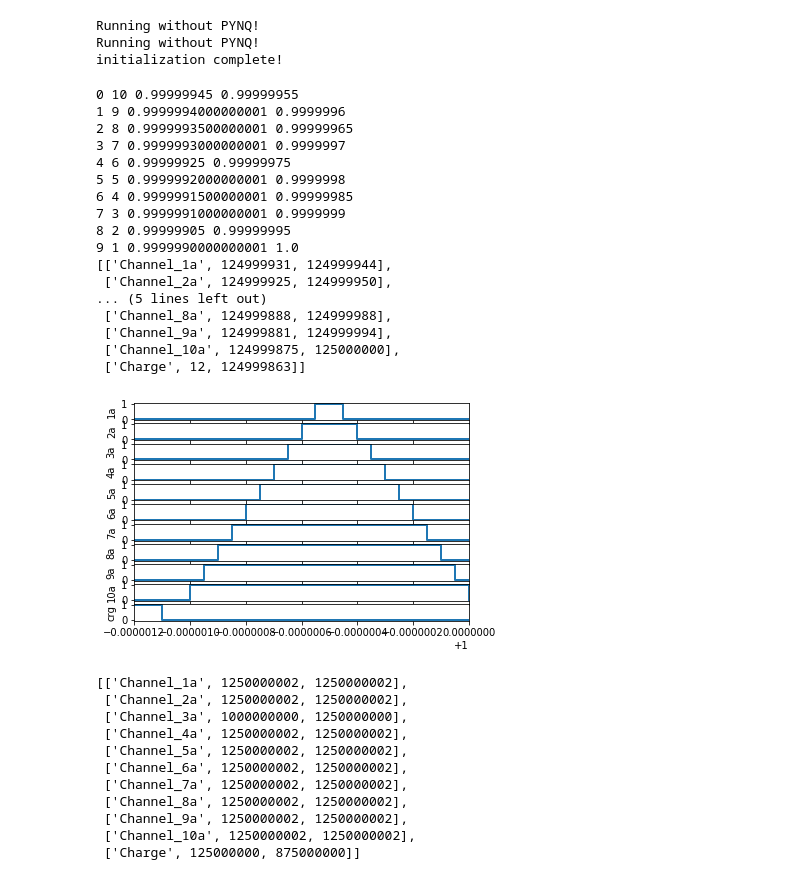
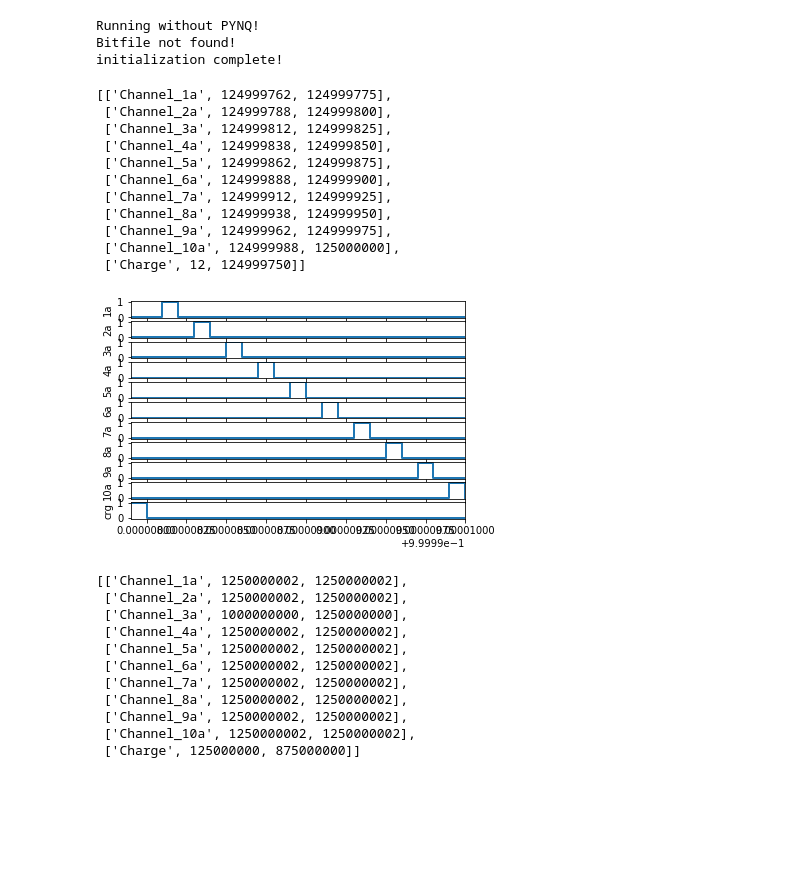
Before and after one commit to JeroenvO/pynq-pulsegen-wrapper, a Jupyter notebook: beun.ipynb, the cells around one changed output. Drawn from its saved outputs; the diff is of its cells as text; code cells hidden in the pictures; blank space fills up the shorter version.

Commit message:
Add sequence trigger function. Rewrite to preinitialize lists.

```diff
--- a/beun.ipynb
+++ b/beun.ipynb
@@ -3,33 +3,27 @@ from importlib import reload
 # %%
 import jvo_axiio_driver
 reload(jvo_axiio_driver)
-io = jvo_axiio_driver.JvoAxiioDriver()
+io = jvo_axiio_driver.JvoMarxGenerator()
 %matplotlib inline
 # %% [output]
 Running without PYNQ!
-Running without PYNQ!
+Bitfile not found!
 initialization complete!
 # %%
-io.marx_delta(100e-9, 100e-9, 1, 10)
+io.marx_sequence(100e-9, 100e-9, 1, num_channels=10)
 # %% [output]
-0 10 0.99999945 0.99999955
-1 9 0.9999994000000001 0.9999996
-2 8 0.9999993500000001 0.99999965
-3 7 0.9999993000000001 0.9999997
-4 6 0.99999925 0.99999975
-5 5 0.9999992000000001 0.9999998
-6 4 0.9999991500000001 0.99999985
-7 3 0.9999991000000001 0.9999999
-8 2 0.99999905 0.99999995
-9 1 0.9999990000000001 1.0
-[['Channel_1a', 124999931, 124999944],
- ['Channel_2a', 124999925, 124999950],
-... (5 lines left out)
- ['Channel_8a', 124999888, 124999988],
- ['Channel_9a', 124999881, 124999994],
- ['Channel_10a', 124999875, 125000000],
- ['Charge', 12, 124999863]]
+[['Channel_1a', 124999762, 124999775],
+ ['Channel_2a', 124999788, 124999800],
+ ['Channel_3a', 124999812, 124999825],
+ ['Channel_4a', 124999838, 124999850],
+ ['Channel_5a', 124999862, 124999875],
+ ['Channel_6a', 124999888, 124999900],
+ ['Channel_7a', 124999912, 124999925],
+ ['Channel_8a', 124999938, 124999950],
+ ['Channel_9a', 124999962, 124999975],
+ ['Channel_10a', 124999988, 125000000],
+ ['Charge', 12, 124999750]]
-[figure, old version]
+[figure, new version]
 # %%
 io.marx_one(2,1,10,3)
 # %% [output]
```
Also changed, not shown: 1 other file.
